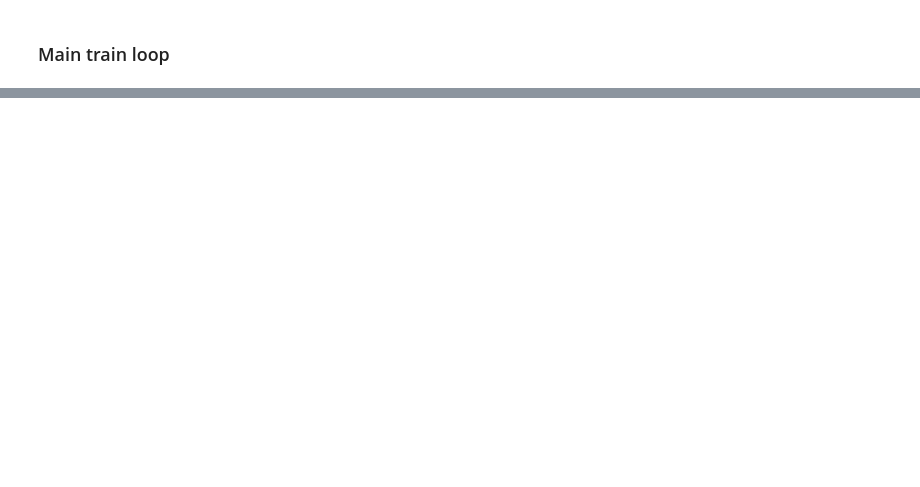
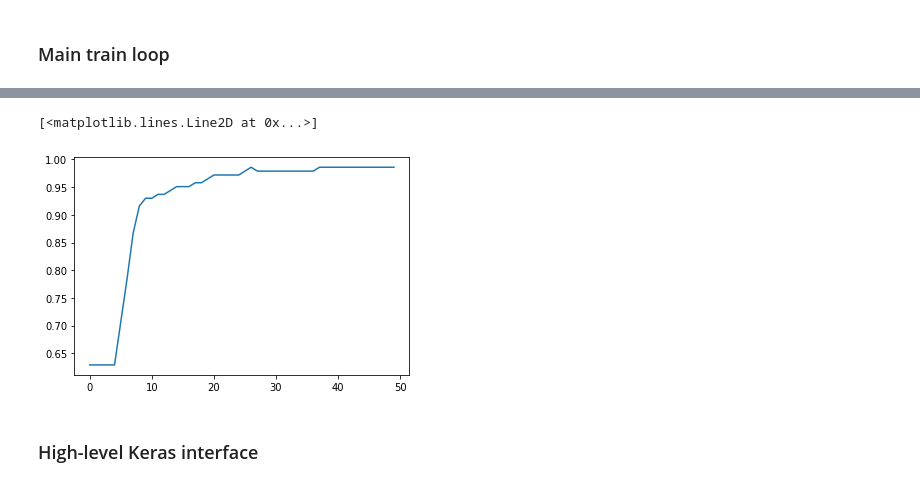
Before and after one commit to sscardapane/tensorflow-for-ict-applications, a Jupyter notebook: Notebook_3_neural_networks.ipynb, the cells around one changed output, grey strips where cells are left out. Saved outputs shown, nothing was run; the diff lists cells and outputs as text; code cells hidden in the pictures; blank space fills up the shorter version.

```diff
--- a/Notebook_3_neural_networks.ipynb
+++ b/Notebook_3_neural_networks.ipynb
@@ -74,0 +135,9 @@ loss = tf.losses.binary_crossentropy
+# %%
+from tensorflow import metrics
+def compute_accuracy(model):
+    acc = metrics.Accuracy()
+    for xb, yb in test_dataset.batch(32): # Note how we are not shuffling the test dataset
+        acc(yb, tf.round(model(xb)))
+
+    # tf.reduce_mean(ytest == tf.round(model(Xtest)))
+    return acc.result()
@@ -75,12 +148,16 @@ loss = tf.losses.binary_crossentropy
 # %% [markdown]
 ### Main train loop
 # %%
-epochs = 250
+epochs = 50
 # %%
 loss_history = []
+test_acc_history = []
 # %%
 # Main training loop
 for epoch in range(epochs):
+
+    # Compute the test accuracy
+    test_acc_history.append(compute_accuracy(model))
 
     for xb, yb in train_dataset.shuffle(1000).batch(32):
 
@@ -102,0 +182,5 @@ plt.show()
+# %%
+plt.plot(test_acc_history)
+# %% [output]
+[<matplotlib.lines.Line2D at 0x...>]
+[figure, added]
@@ -102,0 +193,2 @@ plt.show()
+# %% [markdown]
+### High-level Keras interface
```
Also changed, not shown: parts of 19 cells of this notebook.
